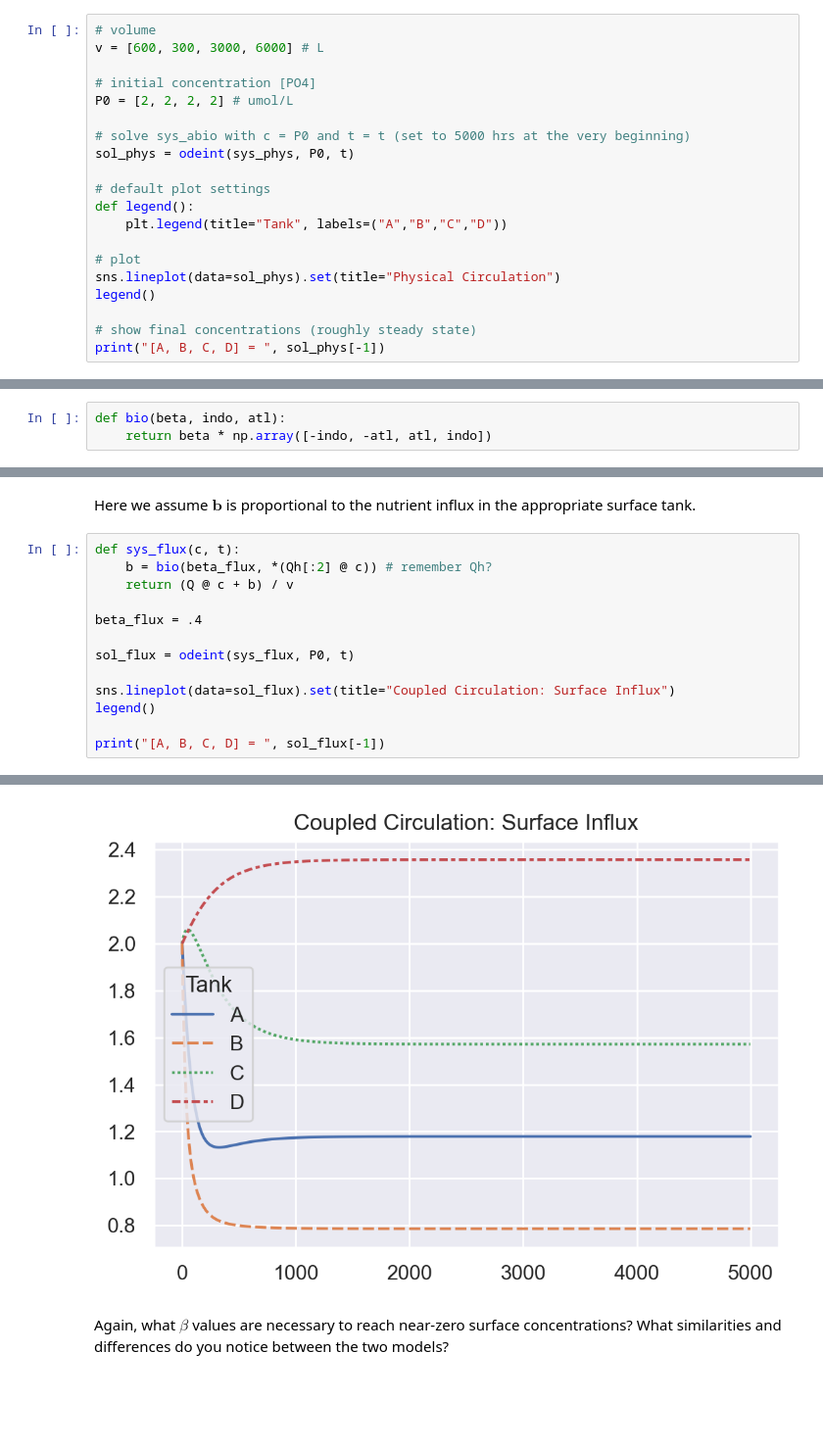
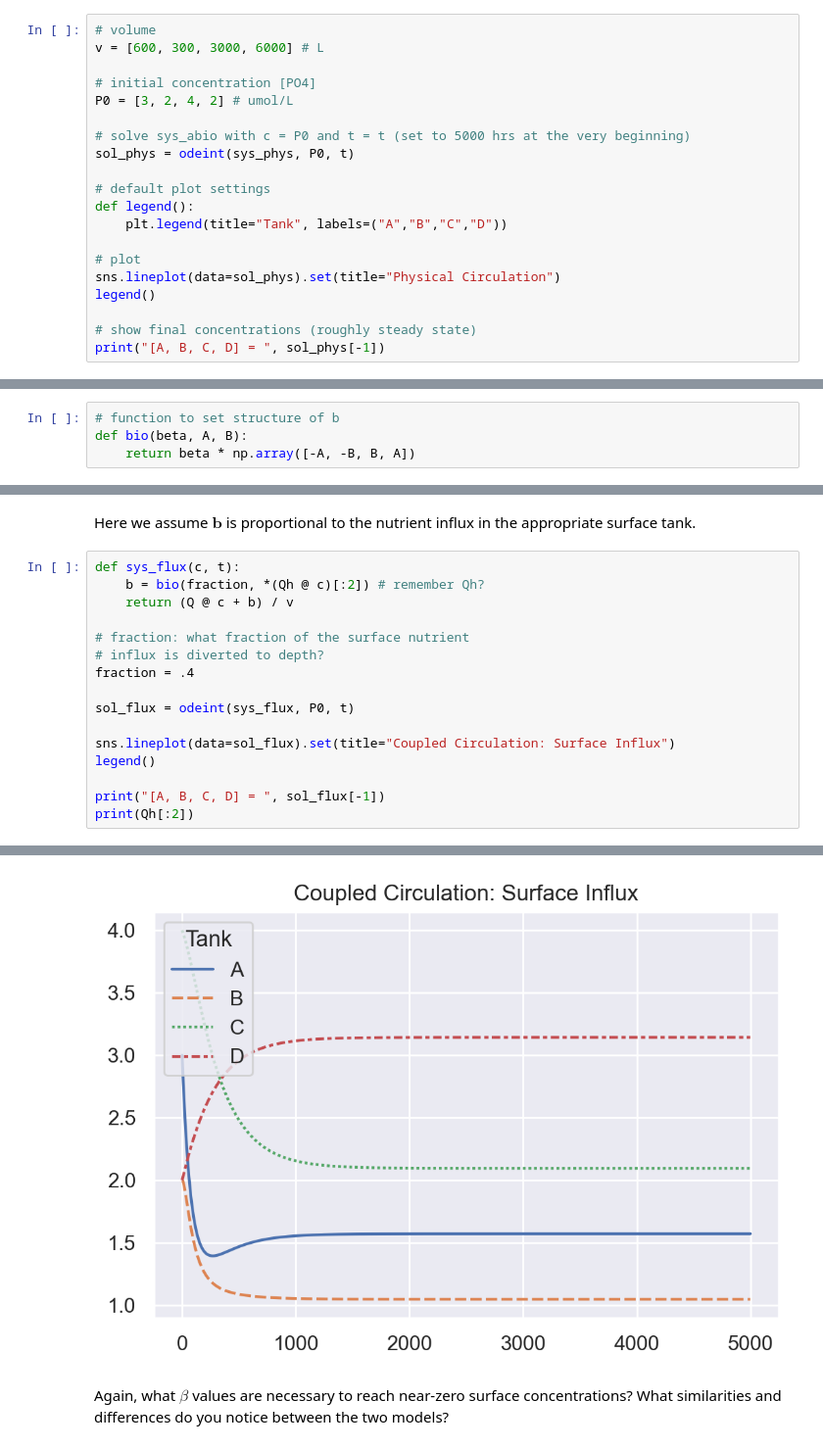
Before and after one commit to hernypeterson/nutrient-model, a Jupyter notebook: nutrient-model.ipynb, the cells around one changed output, grey strips where cells are left out. Shown: that part at 98% size. Cells and saved outputs as stored; diff of their text form; blank space fills up the shorter version.

```diff
--- a/nutrient-model.ipynb
+++ b/nutrient-model.ipynb
@@ -178,7 +193,7 @@ Feel free to adjust $Q$ as you experiment with the model, but always check the r
 v = [600, 300, 3000, 6000] # L
 
 # initial concentration [PO4]
-P0 = [2, 2, 2, 2] # umol/L
+P0 = [3, 2, 4, 2] # umol/L
 
 # solve sys_abio with c = P0 and t = t (set to 5000 hrs at the very beginning)
 sol_phys = odeint(sys_phys, P0, t)
@@ -207,4 +222,5 @@ However we define $\mathbf{b}$ for IndoPac and Atlantis, we know the outflux fro
 # %%
-def bio(beta, indo, atl):
-    return beta * np.array([-indo, -atl, atl, indo])
+# function to set structure of b
+def bio(beta, A, B):
+    return beta * np.array([-A, -B, B, A])
 # %% [markdown]
@@ -237,10 +260,12 @@ What $\beta$ values are necessary for both surface tanks to reach equilibrium es
 Here we assume $\mathbf{b}$ is proportional to the nutrient influx in the appropriate surface tank.
 # %%
 def sys_flux(c, t):
-    b = bio(beta_flux, *(Qh[:2] @ c)) # remember Qh?
+    b = bio(fraction, *(Qh @ c)[:2]) # remember Qh?
     return (Q @ c + b) / v
 
-beta_flux = .4
+# fraction: what fraction of the surface nutrient
+# influx is diverted to depth?
+fraction = .4
 
 sol_flux = odeint(sys_flux, P0, t)
 
@@ -248,4 +273,5 @@ sns.lineplot(data=sol_flux).set(title="Coupled Circulation: Surface Influx")
 legend()
 
 print("[A, B, C, D] = ", sol_flux[-1])
+print(Qh[:2])
 # %% [output]
@@ -253,4 +281,4 @@ print("[A, B, C, D] = ", sol_flux[-1])
-[figure, old version]
+[figure, new version]
 # %% [markdown]
 Again, what $\beta$ values are necessary to reach near-zero surface concentrations? What similarities and differences do you notice between the two models?
 # %% [markdown]
```
Also changed, not shown: parts of 15 cells of this notebook.
